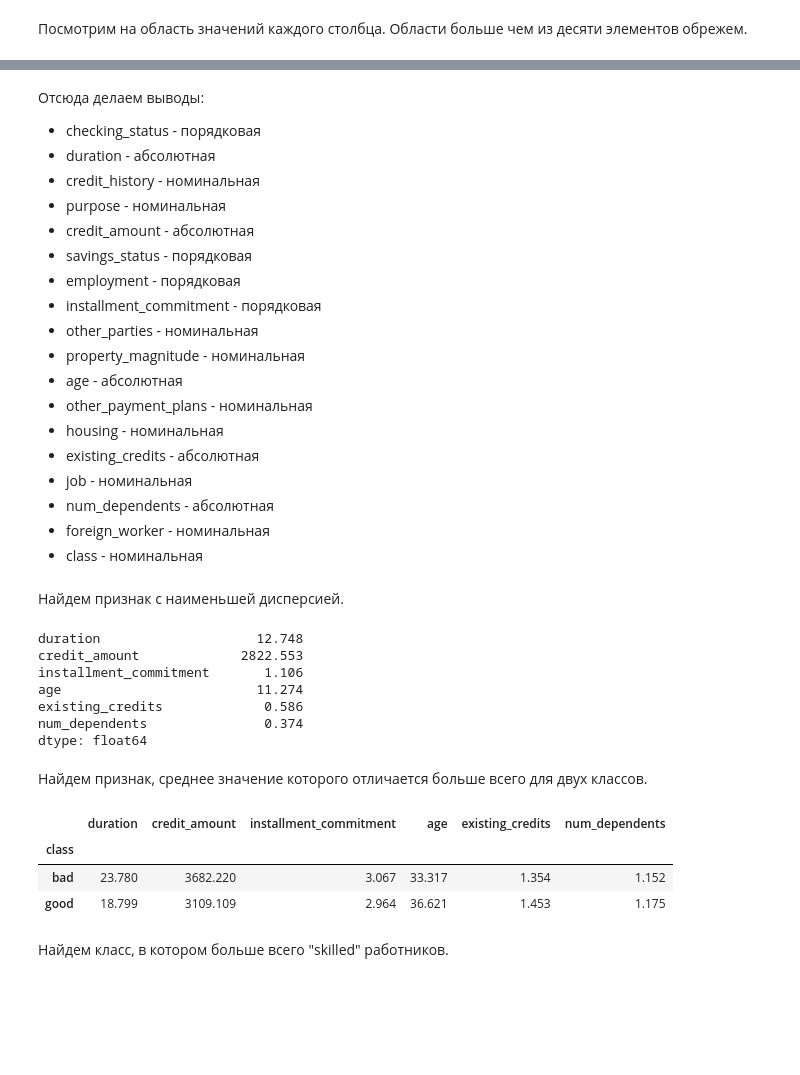
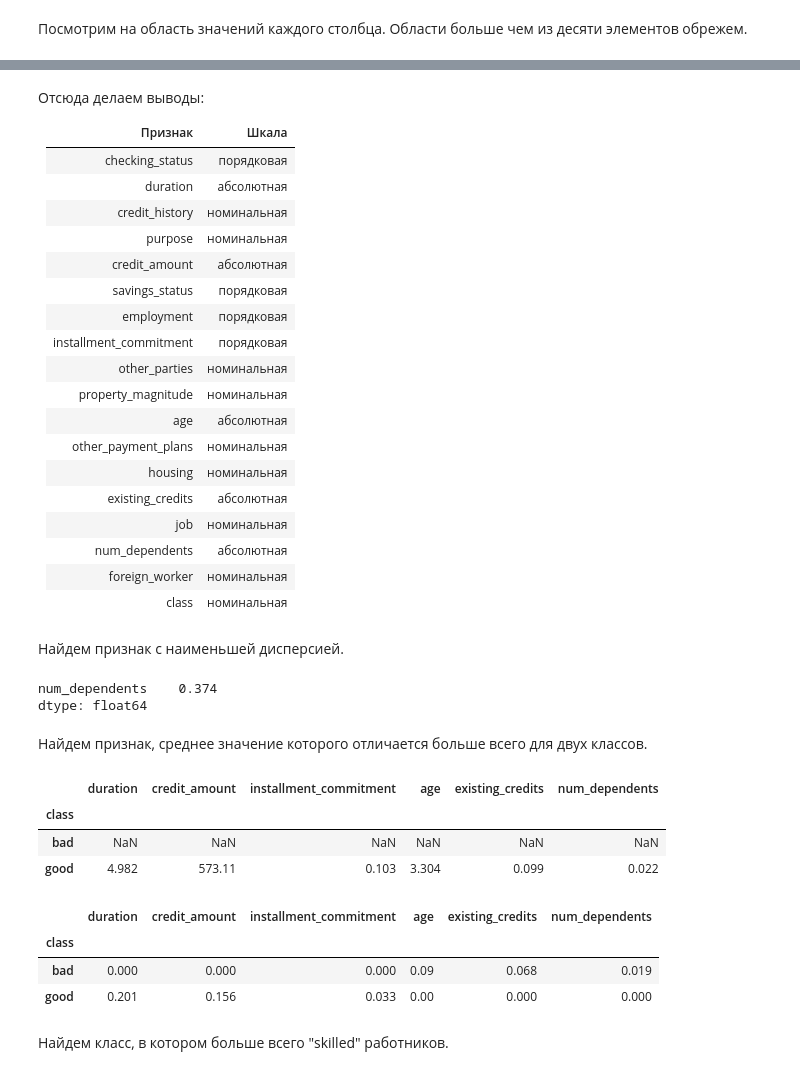
Before and after one commit to elmanelman/data-mining-class, a Jupyter notebook: lab1_task.ipynb, the cells around one changed output, grey strips where cells are left out. Drawn from its saved outputs; the diff is of its cells as text; code cells hidden in the pictures; blank space fills up the shorter version.

```diff
--- a/lab1_task.ipynb
+++ b/lab1_task.ipynb
@@ -77,44 +77,52 @@ class ['good' 'bad']
 # %% [markdown]
 Отсюда делаем выводы:
-- checking_status - порядковая
-- duration - абсолютная
-- credit_history - номинальная
-- purpose - номинальная
-- credit_amount - абсолютная
-- savings_status - порядковая
-- employment - порядковая
-- installment_commitment - порядковая
-- other_parties - номинальная
-- property_magnitude - номинальная
-- age - абсолютная
-- other_payment_plans - номинальная
-- housing - номинальная
-- existing_credits - абсолютная
-- job - номинальная
-- num_dependents - абсолютная
-- foreign_worker - номинальная
-- class - номинальная
+
+| Признак                | Шкала       |
+| ---------------------- | ----------- |
+| checking_status        | порядковая  |
+| duration               | абсолютная  |
+| credit_history         | номинальная |
+| purpose                | номинальная |
+| credit_amount          | абсолютная  |
+| savings_status         | порядковая  |
+| employment             | порядковая  |
+| installment_commitment | порядковая  |
+| other_parties          | номинальная |
+| property_magnitude     | номинальная |
+| age                    | абсолютная  |
+| other_payment_plans    | номинальная |
+| housing                | номинальная |
+| existing_credits       | абсолютная  |
+| job                    | номинальная |
+| num_dependents         | абсолютная  |
+| foreign_worker         | номинальная |
+| class                  | номинальная |
 # %% [markdown]
 Найдем признак с наименьшей дисперсией.
 # %%
-credit_df.std()
+credit_df.std().sort_values().head(1)
 # %% [output]
-duration                    12.748
-credit_amount             2822.553
-installment_commitment       1.106
-age                         11.274
-existing_credits             0.586
-num_dependents               0.374
+num_dependents    0.374
 dtype: float64
 # %% [markdown]
 Найдем признак, среднее значение которого отличается больше всего для двух классов.
 # %%
-credit_df.groupby(by="class").mean()
+credit_df.groupby(by="class").mean().diff().abs()
 # %% [output]
 |  | duration | credit_amount | installment_commitment | age | existing_credits | num_dependents |
 | class |  |  |  |  |  |  |
-| bad | 23.780 | 3682.220 | 3.067 | 33.317 | 1.354 | 1.152 |
-| good | 18.799 | 3109.109 | 2.964 | 36.621 | 1.453 | 1.175 |
+| bad | NaN | NaN | NaN | NaN | NaN | NaN |
+| good | 4.982 | 573.11 | 0.103 | 3.304 | 0.099 | 0.022 |
+# %%
+groups = credit_df.groupby(by="class").mean()
+group_max = groups.max()
+
+1 - groups / group_max
+# %% [output]
+|  | duration | credit_amount | installment_commitment | age | existing_credits | num_dependents |
+| class |  |  |  |  |  |  |
+| bad | 0.000 | 0.000 | 0.000 | 0.09 | 0.068 | 0.019 |
+| good | 0.201 | 0.156 | 0.033 | 0.00 | 0.000 | 0.000 |
 # %% [markdown]
 Найдем класс, в котором больше всего "skilled" работников.
 # %%
```
Also changed, not shown: parts of 11 cells of this notebook, 1 other file.
